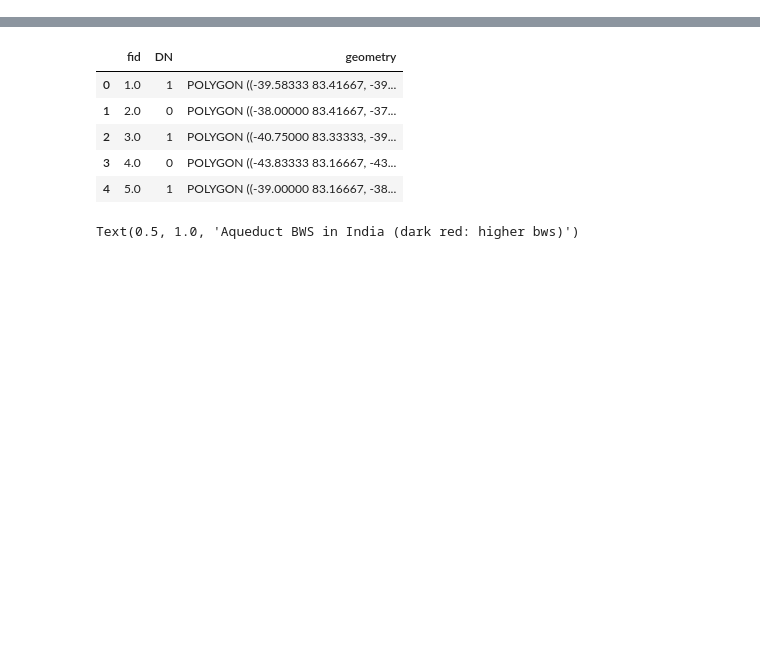
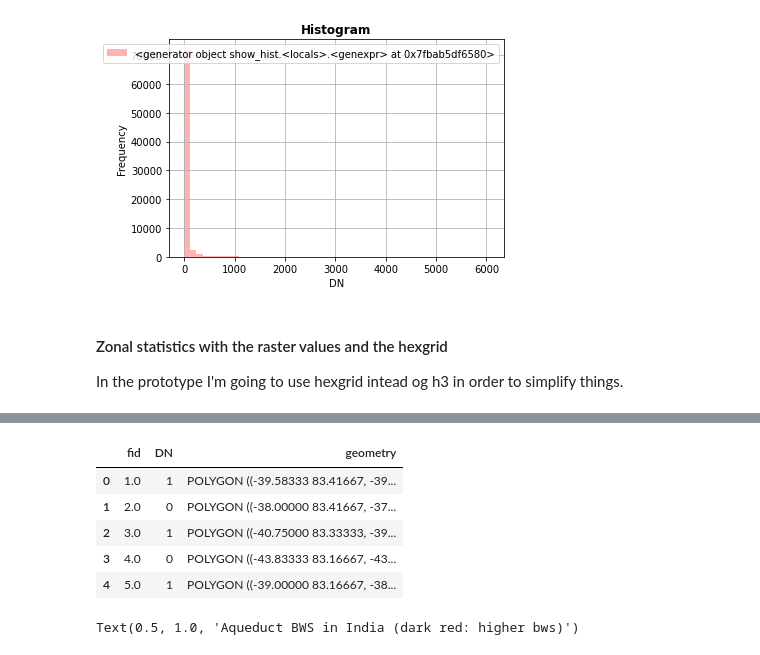
Before and after one commit to Vizzuality/landgriffon, a Jupyter notebook: data/notebooks/Lab/2_water_use.ipynb, the cells around one changed output, grey strips where cells are left out. Cells and saved outputs as stored; diff of their text form; code cells hidden in the pictures; blank space fills up the shorter version.

```diff
--- a/data/notebooks/Lab/2_water_use.ipynb
+++ b/data/notebooks/Lab/2_water_use.ipynb
@@ -107,0 +271,12 @@ with rio.open('../raw_data/wfbl_mmyr_4326_cotton.tif') as src:
+# %%
+## plot histogram of calculated water risk map with no null values
+
+src = rio.open('../../datasets/processed/water_risk_cotton_gdal_3857_noZeros.tif')
+show_hist(
+    src, bins=50, lw=0.0, stacked=False, alpha=0.3,
+    histtype='stepfilled', title="Histogram")
+# %% [output]
+[figure, added]
+# %% [markdown]
+#### Zonal statistics with the raster values and the hexgrid
+In the prototype I'm going to use hexgrid intead og h3 in order to simplify things.
```
Also changed, not shown: parts of 75 cells of this notebook, 1 other file.
